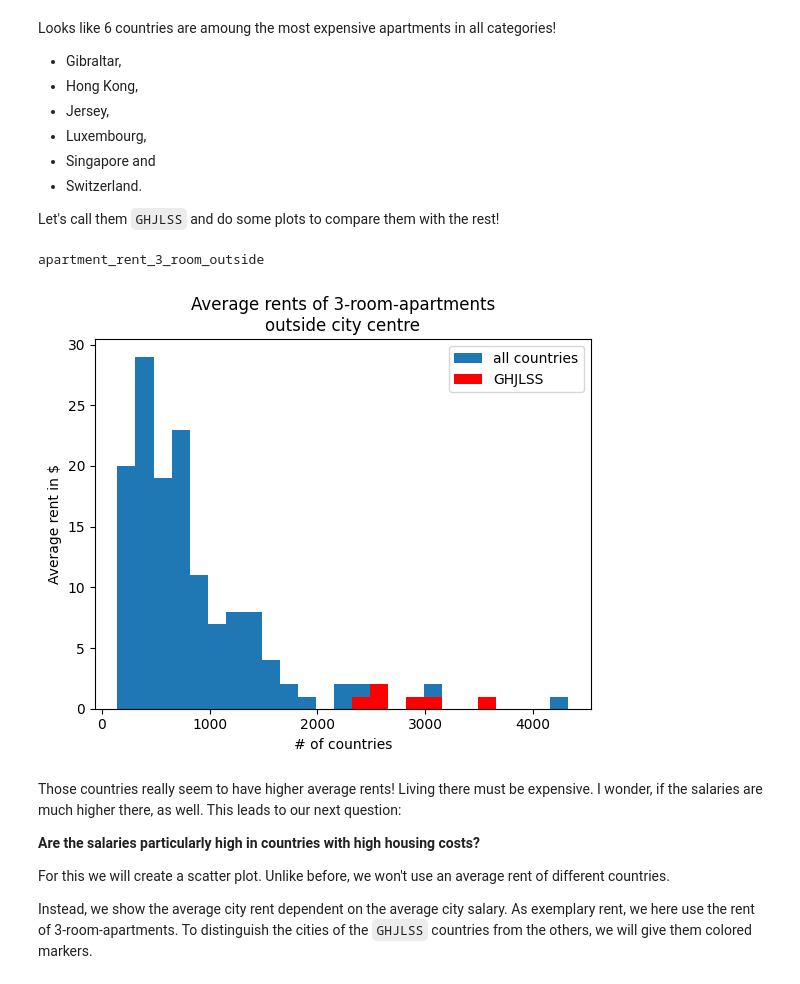
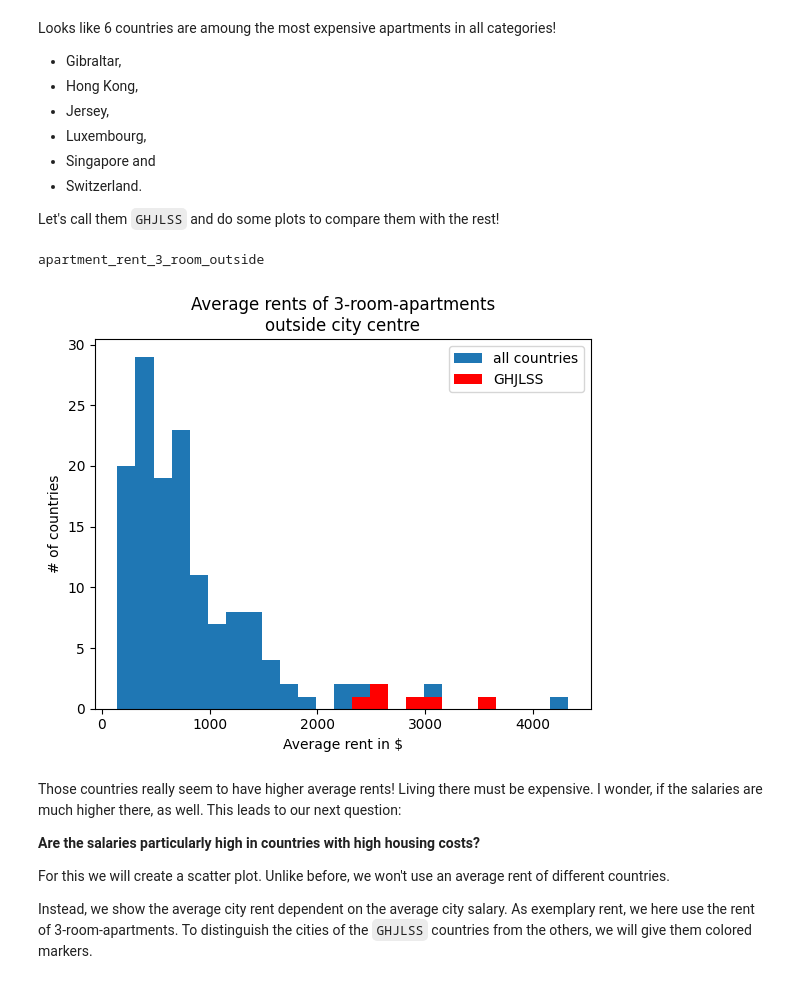
Before and after one commit to adrianprochaska/global_cost_of_living, a Jupyter notebook: explore_dataset.ipynb, the cells around one changed output. Drawn from its saved outputs; the diff is of its cells as text; code cells hidden in the pictures.

Commit message:
exchange y- and x-axis of first plot

```diff
--- a/explore_dataset.ipynb
+++ b/explore_dataset.ipynb
@@ -474,36 +474,36 @@ y_1 = mean_apartment_prices.loc[:, hist_col]
 # get data for histogram 2
 idx_high_prices = mean_apartment_prices.index.isin(countries_high_prices)
 y_2 = mean_apartment_prices.loc[idx_high_prices, hist_col]
 
 # plot histogram 1
 hist_1 = plt.hist(
     y_1,
     bins=25,
     label=label_1
 )
 
 # plot histogram 2
 hist_2 = plt.hist(
     y_2,
     bins=hist_1[1],
     color='red',
     label=label_2
 )
 
 # set title and axes labels
 ax.set_title('Average rents of 3-room-apartments\noutside city centre')
-ax.set_xlabel('# of countries')
-ax.set_ylabel('Average rent in $')
+ax.set_xlabel('Average rent in $')
+ax.set_ylabel('# of countries')
 
 # create legend
 ax.legend()
 
 # update and save figure
 plt.savefig(save_name)
 plt.show()
 # %% [output]
 apartment_rent_3_room_outside
-[figure, old version]
+[figure, new version]
 # %% [markdown]
 Those countries really seem to have higher average rents!
 Living there must be expensive.
```
Also changed, not shown: parts of 1 cell of this notebook.
